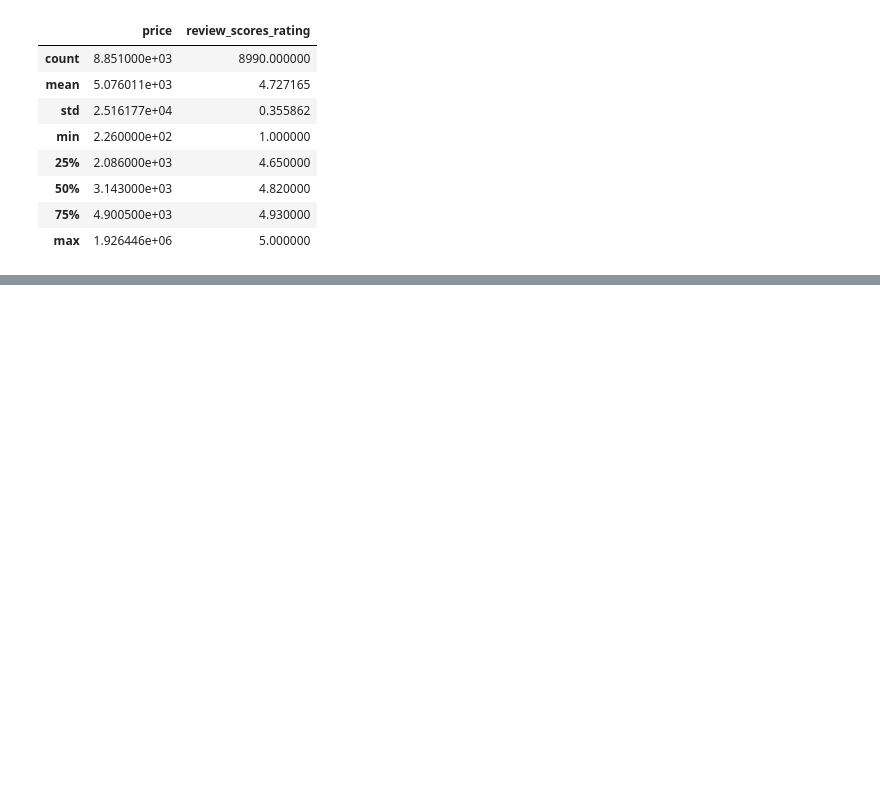
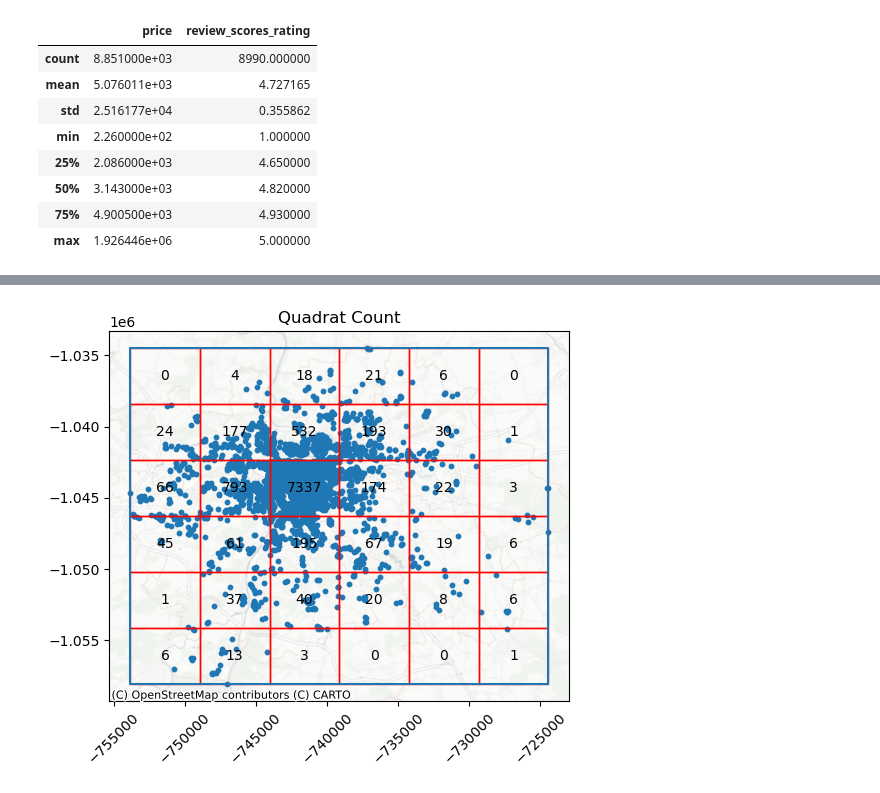
Before and after one commit to chrischank/SDSP_coursework, a Jupyter notebook: 05_point_patterns/point_pattern_hw.ipynb, the cells around one changed output, grey strips where cells are left out. Cells and saved outputs as stored; diff of their text form; code cells hidden in the pictures; blank space fills up the shorter version.

```diff
--- a/05_point_patterns/point_pattern_hw.ipynb
+++ b/05_point_patterns/point_pattern_hw.ipynb
@@ -175,0 +184,10 @@ plt.xticks(rotation=45);
+# %%
+ax = qstat.plot()
+cx.add_basemap(
+    ax=ax,
+    crs=prag_Airbnb.crs,
+    source="CartoDB Positron No Labels",
+)
+plt.xticks(rotation=45);
+# %% [output]
+[figure, added]
```
Also changed, not shown: parts of 6 cells of this notebook.
